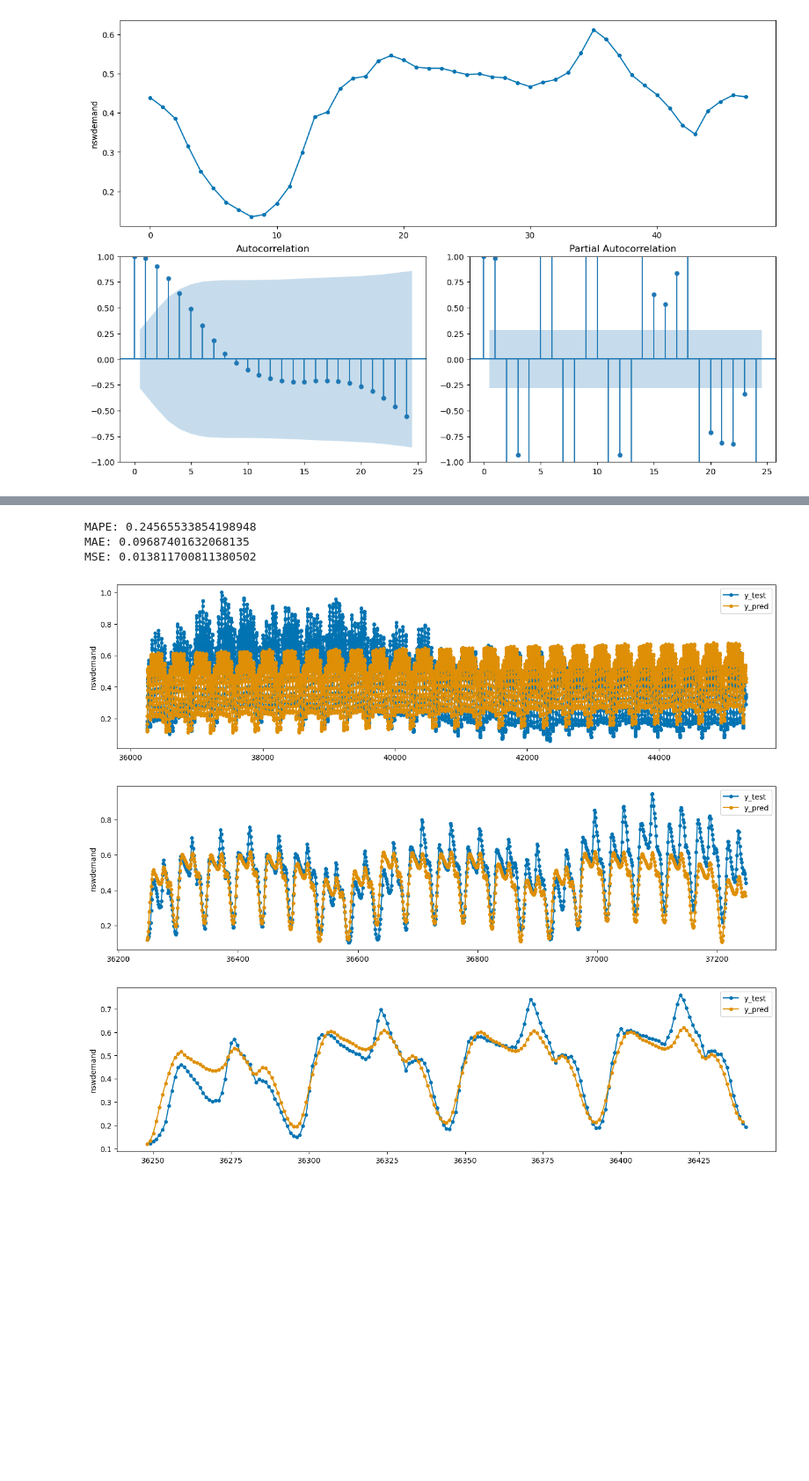
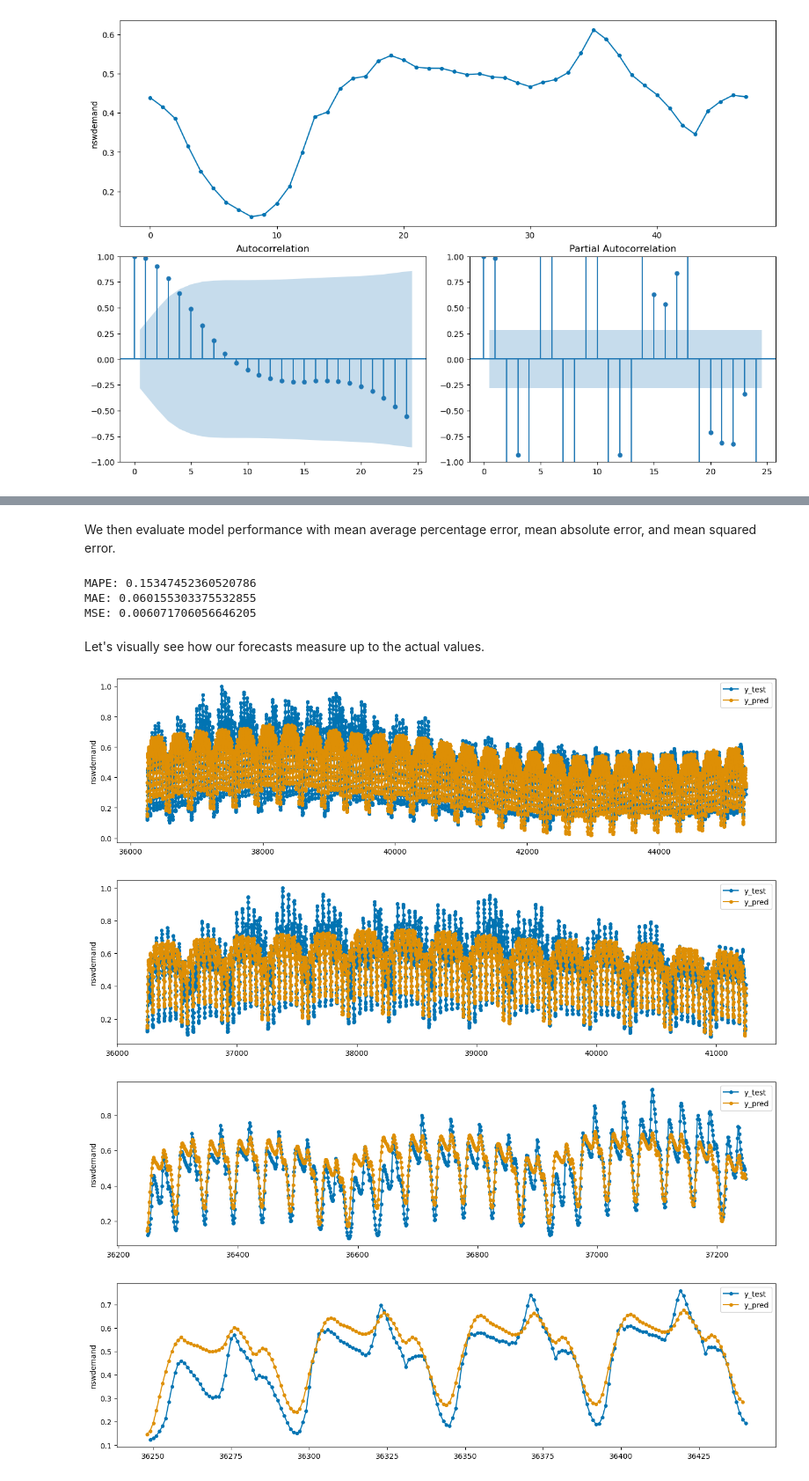
Before and after one commit to jjhuang4/jjhuang4.github.io, a Jupyter notebook: posts/2025-1-20/index.ipynb, the cells around one changed output, grey strips where cells are left out. Shown at 88% size. Drawn from its saved outputs; the diff is of its cells as text; code cells hidden in the pictures; blank space fills up the shorter version.

```diff
--- a/posts/2025-1-20/index.ipynb
+++ b/posts/2025-1-20/index.ipynb
@@ -141,7 +145,12 @@ forecaster = Prophet(
     {
         'name': 'weekly-cycle',
         'period': 336, # period of 336 representing 7 day (weekly) cycle
-        'fourier_order': 6
+        'fourier_order': 3
+    },
+    {
+        'name': 'yearly-cycle',
+        'period': 17520,
+        'fourier_order': 10
     }]
 )
 forecaster.fit(y_train)
@@ -156,5 +167,7 @@ Prophet(add_country_holidays={'country_name': 'Australia'},
         daily_seasonality=True, weekly_seasonality=True,
         yearly_seasonality=True)
+# %% [markdown]
+We then evaluate model performance with mean average percentage error, mean absolute error, and mean squared error.
 # %%
 # Specify forecasting horizon and pass on to forecasting algorithm
 y_pred = forecaster.predict(np.arange(len(y_test)))
@@ -163,14 +176,18 @@ mae = mean_absolute_error(y_test, y_pred)
 mse = mean_squared_error(y_test, y_pred)
 print(f"MAPE: {mape} \nMAE: {mae} \nMSE: {mse}")
 # %% [output]
-MAPE: 0.24565533854198948
-MAE: 0.09687401632068135
-MSE: 0.013811700811380502
+MAPE: 0.15347452360520786
+MAE: 0.060155303375532855
+MSE: 0.006071706056646205
+# %% [markdown]
+Let's visually see how our forecasts measure up to the actual values.
 # %%
-fig, ax = plot_series(y_test[0:17520], y_pred[0:17520], labels=["y_test", "y_pred"])
+fig, ax = plot_series(y_test, y_pred, labels=["y_test", "y_pred"])
+fig, ax = plot_series(y_test[0:5000], y_pred[0:5000], labels=["y_test", "y_pred"])
 fig, ax = plot_series(y_test[0:1000], y_pred[0:1000], labels=["y_test", "y_pred"])
 fig, ax = plot_series(y_test[0:192], y_pred[0:192], labels=["y_test", "y_pred"])
 # %% [output]
-[figure, old version]
+[figure, new version]
-[figure, old version]
+[figure, new version]
-[figure, old version]
+[figure, new version]
+[figure, added]
```
Also changed, not shown: parts of 6 cells of this notebook.
